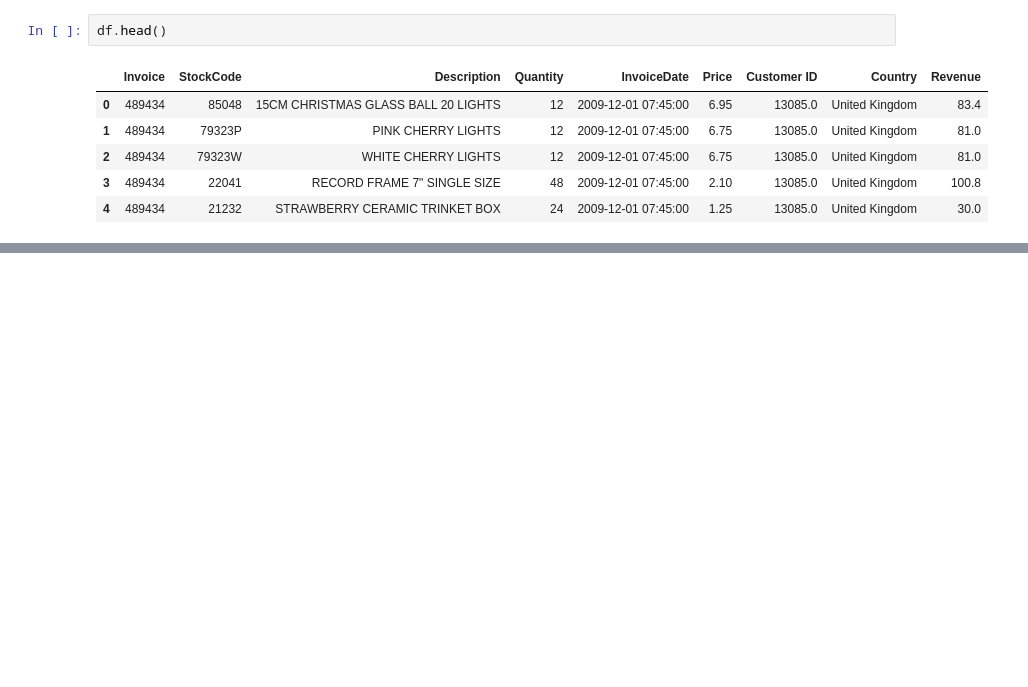
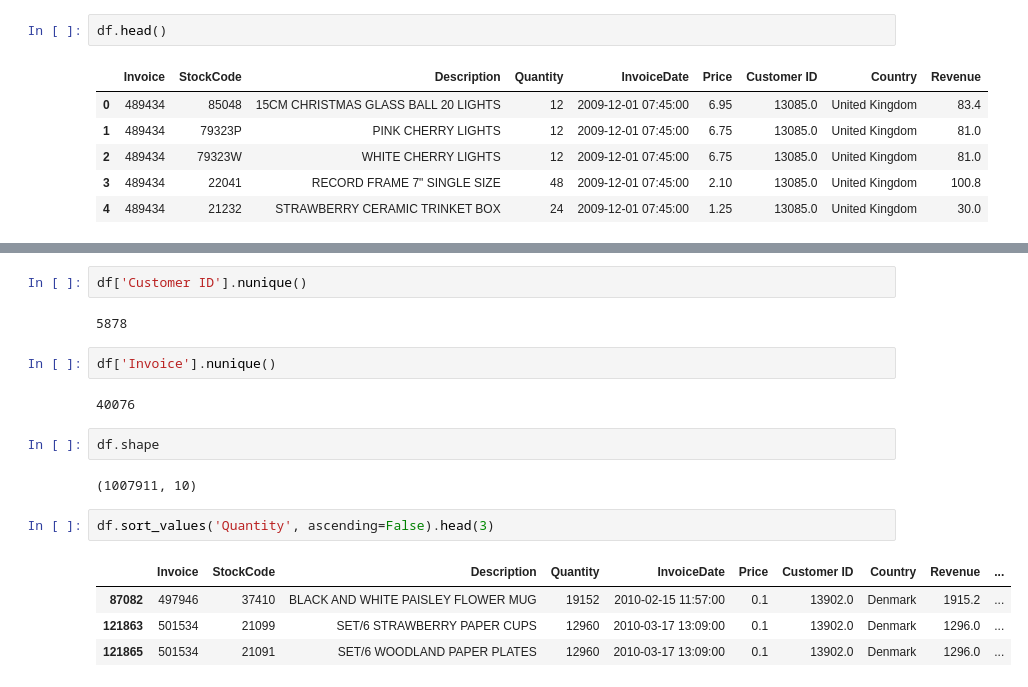
Before and after one commit to Zahin826/ecommerce-sales-analysis-1, a Jupyter notebook: notebooks/02_analysis.ipynb, the cells around one changed output, grey strips where cells are left out. Drawn from its saved outputs; the diff is of its cells as text; blank space fills up the shorter version.

```diff
--- a/notebooks/02_analysis.ipynb
+++ b/notebooks/02_analysis.ipynb
@@ -82,0 +117,19 @@ plt.show()
+# %%
+df['Customer ID'].nunique()
+# %% [output]
+5878
+# %%
+df['Invoice'].nunique()
+# %% [output]
+40076
+# %%
+df.shape
+# %% [output]
+(1007911, 10)
+# %%
+df.sort_values('Quantity', ascending=False).head(3)
+# %% [output]
+|  | Invoice | StockCode | Description | Quantity | InvoiceDate | Price | Customer ID | Country | Revenue | ... |
+| 87082 | 497946 | 37410 | BLACK AND WHITE PAISLEY FLOWER MUG | 19152 | 2010-02-15 11:57:00 | 0.1 | 13902.0 | Denmark | 1915.2 | ... |
+| 121863 | 501534 | 21099 | SET/6 STRAWBERRY PAPER CUPS | 12960 | 2010-03-17 13:09:00 | 0.1 | 13902.0 | Denmark | 1296.0 | ... |
+| 121865 | 501534 | 21091 | SET/6 WOODLAND PAPER PLATES | 12960 | 2010-03-17 13:09:00 | 0.1 | 13902.0 | Denmark | 1296.0 | ... |
```
Also changed, not shown: parts of 8 cells of this notebook, 6 other files.
